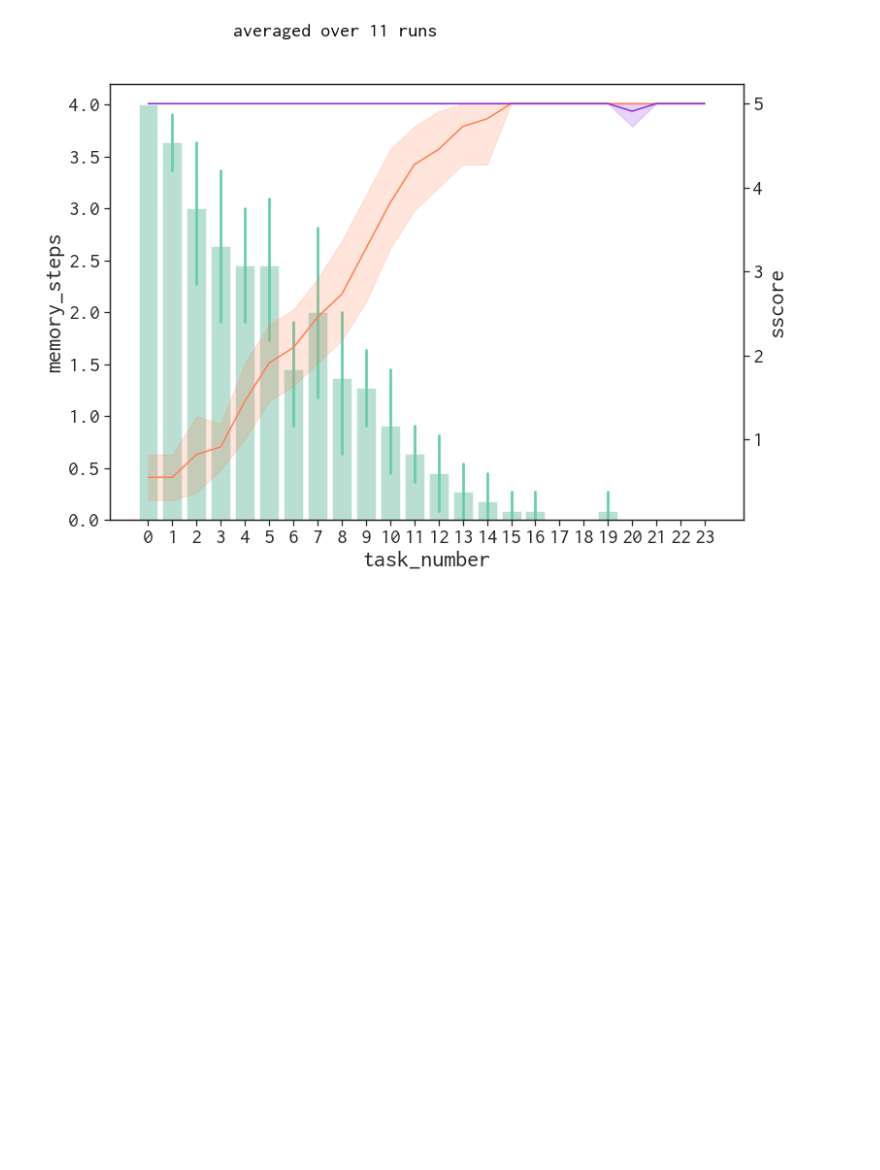
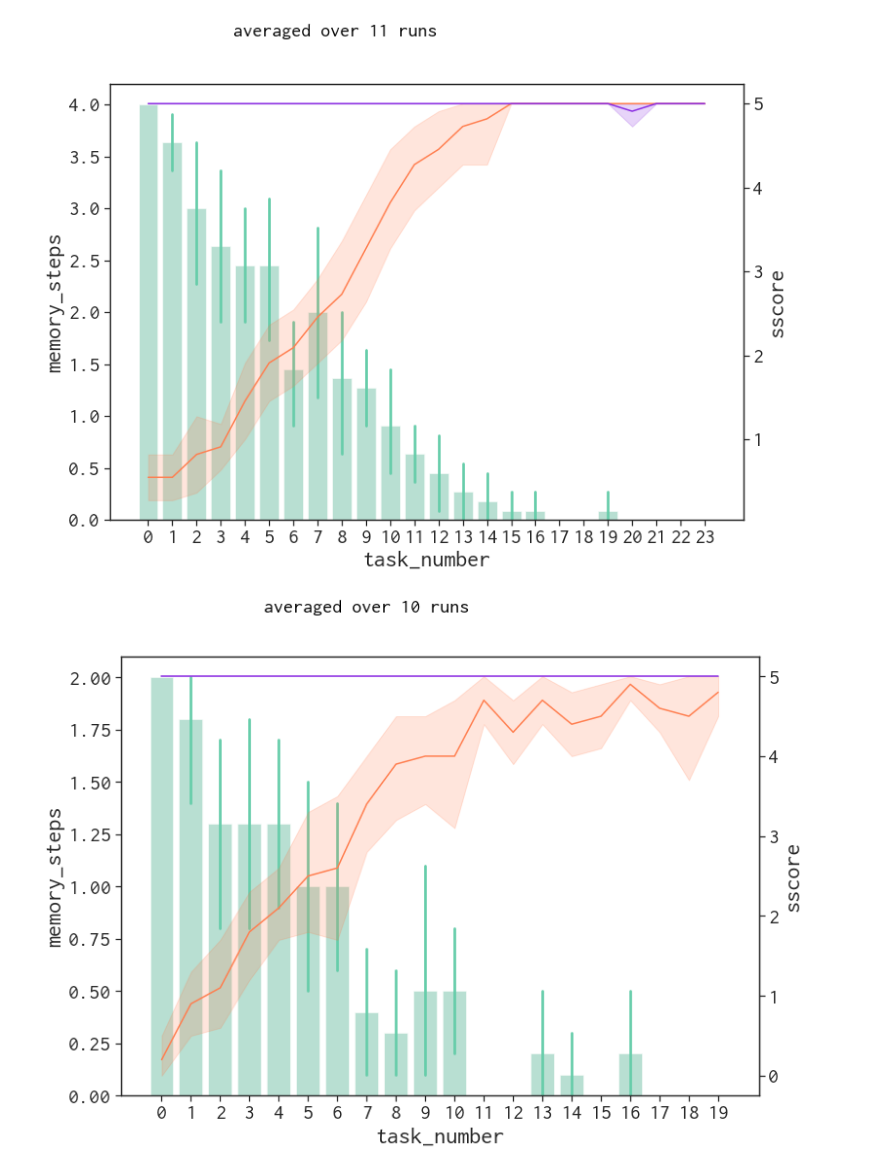
Before and after one commit to ComplexCollaborativeAgents/aileenOG, a Jupyter notebook: experiments/analysis/interactive-learning.ipynb, the cells around one changed output. Cells and saved outputs as stored; diff of their text form; code cells hidden in the pictures; blank space fills up the shorter version.

Commit message:
added spatial learning results

```diff
--- a/experiments/analysis/interactive-learning.ipynb
+++ b/experiments/analysis/interactive-learning.ipynb
@@ -48,5 +48,9 @@ plot_interactive_learning_results_new(visual_dataset)
 # %% [output]
 [figure]
 # %%
-filelist = (glob.glob("data//*.csv"))
-visual_dataset = convert_raw_data_to_dataframe_new(filelist)
+filelist = (glob.glob("data/spatial/*.csv"))
+spatial_dataset = convert_raw_data_to_dataframe_new(filelist)
+# %%
+plot_interactive_learning_results_new(spatial_dataset)
+# %% [output]
+[figure, added]
```
